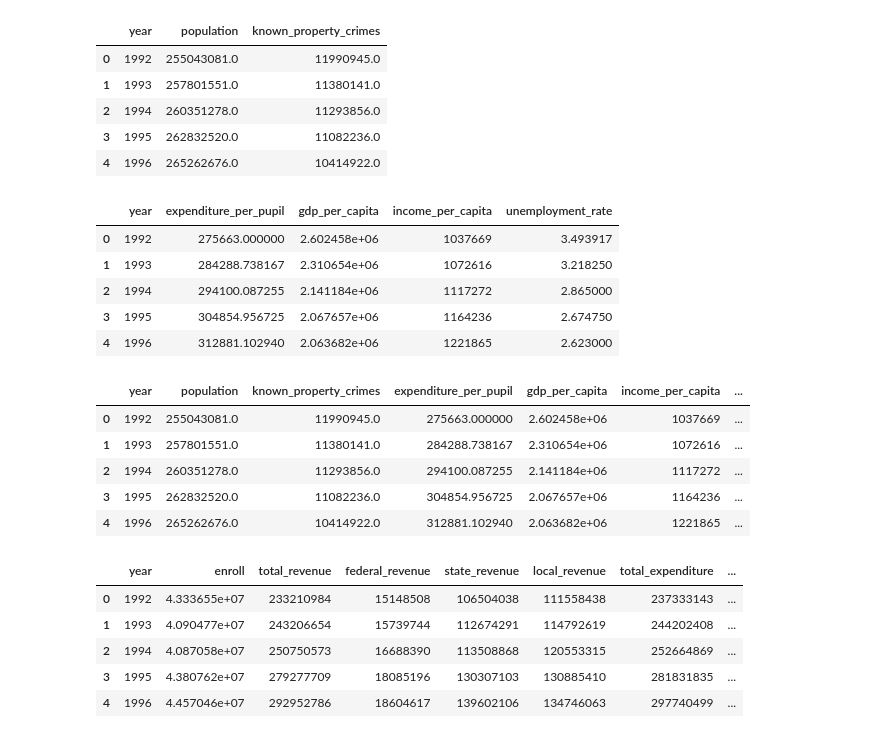
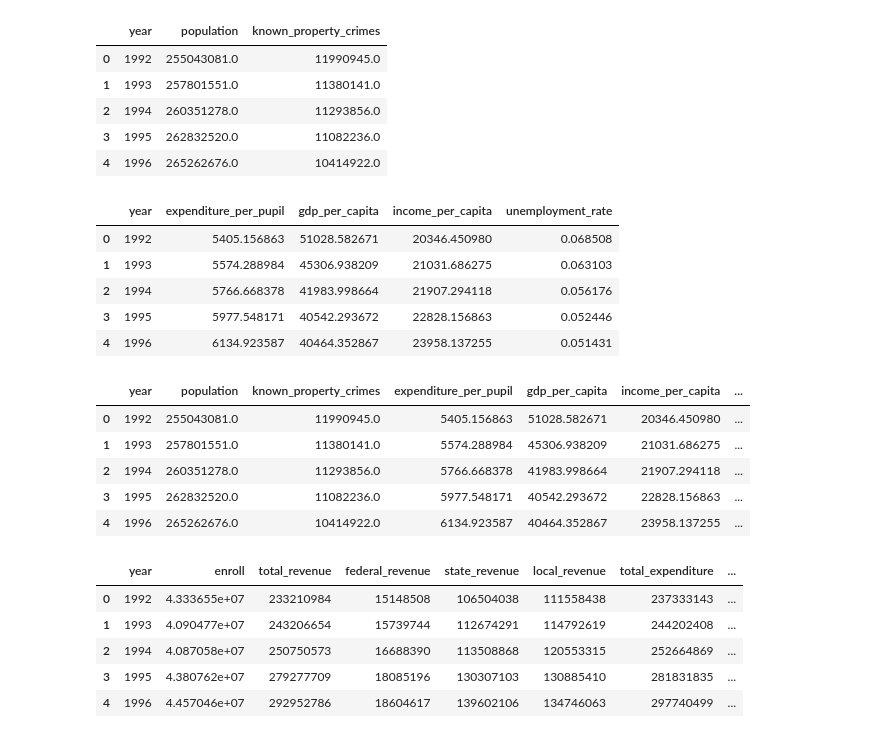
Before and after one commit to SuperYuLu/USEduFinanceML, a Jupyter notebook: National_Data_Merge_from_1992.ipynb, the cells around one changed output. Cells and saved outputs as stored; diff of their text form; code cells hidden in the pictures.

Commit message:
clean up files and add more

```diff
--- a/National_Data_Merge.ipynb
+++ b/National_Data_Merge_from_1992.ipynb
@@ -31,7 +31,7 @@ df = df0
 # %% [markdown]
 # Combined State
 # %%
-df0 = pd.read_csv('./data/data_cleaned/combined_data_state_level_na_filled.csv')
+df0 = pd.read_csv('./data/data_cleaned/combined_data_state_level_na_filled_from_1992.csv')
 # %%
 df0.head()
 # %% [output]
@@ -57,25 +57,25 @@ df1.head()
 | 3 | 1995 | 262832520.0 | 11082236.0 |
 | 4 | 1996 | 265262676.0 | 10414922.0 |
 # %%
-df2 = df0[to_avg_feature].groupby('year').sum().reset_index()
+df2 = df0[to_avg_feature].groupby('year').mean().reset_index()
 df2.head()
 # %% [output]
 |  | year | expenditure_per_pupil | gdp_per_capita | income_per_capita | unemployment_rate |
-| 0 | 1992 | 275663.000000 | 2.602458e+06 | 1037669 | 3.493917 |
-| 1 | 1993 | 284288.738167 | 2.310654e+06 | 1072616 | 3.218250 |
-| 2 | 1994 | 294100.087255 | 2.141184e+06 | 1117272 | 2.865000 |
-| 3 | 1995 | 304854.956725 | 2.067657e+06 | 1164236 | 2.674750 |
-| 4 | 1996 | 312881.102940 | 2.063682e+06 | 1221865 | 2.623000 |
+| 0 | 1992 | 5405.156863 | 51028.582671 | 20346.450980 | 0.068508 |
+| 1 | 1993 | 5574.288984 | 45306.938209 | 21031.686275 | 0.063103 |
+| 2 | 1994 | 5766.668378 | 41983.998664 | 21907.294118 | 0.056176 |
+| 3 | 1995 | 5977.548171 | 40542.293672 | 22828.156863 | 0.052446 |
+| 4 | 1996 | 6134.923587 | 40464.352867 | 23958.137255 | 0.051431 |
 # %%
 df0 = df1.join(df2.set_index('year'), how = 'left', on = 'year')
 df0.head()
 # %% [output]
 |  | year | population | known_property_crimes | expenditure_per_pupil | gdp_per_capita | income_per_capita | ... |
-| 0 | 1992 | 255043081.0 | 11990945.0 | 275663.000000 | 2.602458e+06 | 1037669 | ... |
-| 1 | 1993 | 257801551.0 | 11380141.0 | 284288.738167 | 2.310654e+06 | 1072616 | ... |
-| 2 | 1994 | 260351278.0 | 11293856.0 | 294100.087255 | 2.141184e+06 | 1117272 | ... |
-| 3 | 1995 | 262832520.0 | 11082236.0 | 304854.956725 | 2.067657e+06 | 1164236 | ... |
-| 4 | 1996 | 265262676.0 | 10414922.0 | 312881.102940 | 2.063682e+06 | 1221865 | ... |
+| 0 | 1992 | 255043081.0 | 11990945.0 | 5405.156863 | 51028.582671 | 20346.450980 | ... |
+| 1 | 1993 | 257801551.0 | 11380141.0 | 5574.288984 | 45306.938209 | 21031.686275 | ... |
+| 2 | 1994 | 260351278.0 | 11293856.0 | 5766.668378 | 41983.998664 | 21907.294118 | ... |
+| 3 | 1995 | 262832520.0 | 11082236.0 | 5977.548171 | 40542.293672 | 22828.156863 | ... |
+| 4 | 1996 | 265262676.0 | 10414922.0 | 6134.923587 | 40464.352867 | 23958.137255 | ... |
 # %%
 df = df.join(df0.set_index('year'), how = 'left', on = 'year')
 # %%
```
Also changed, not shown: parts of 2 cells of this notebook, 20 other files.
